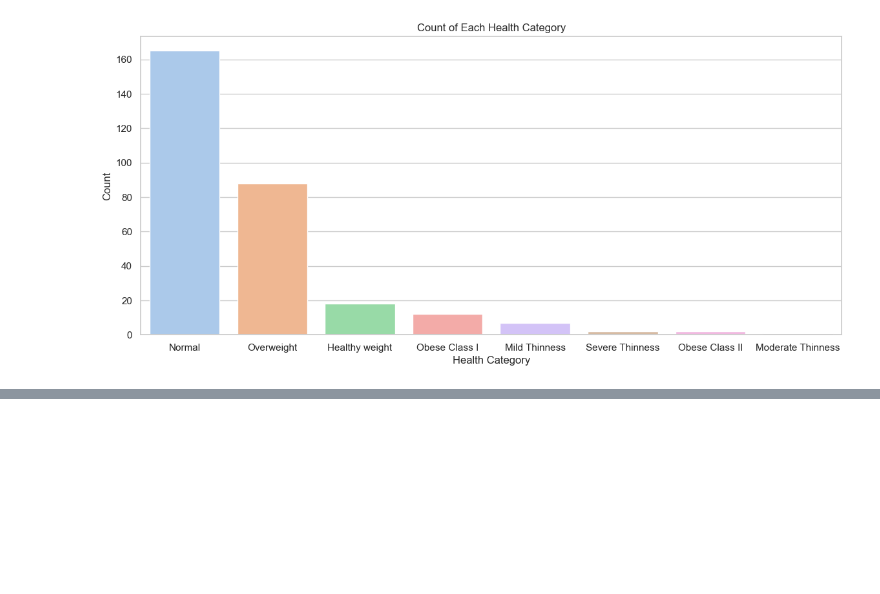
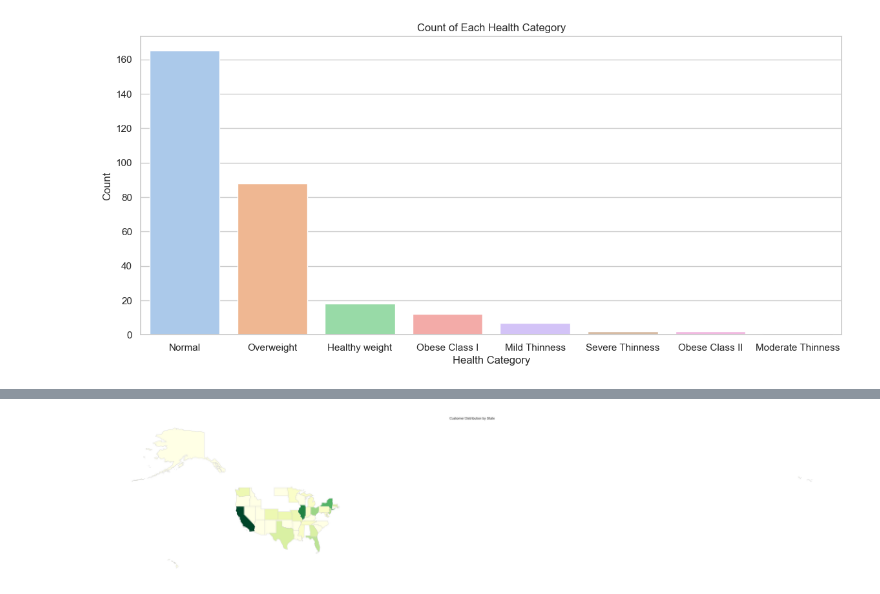
Before and after one commit to jsmither10/client_data_analysis, a Jupyter notebook: data_vizualization.ipynb, the cells around one changed output, grey strips where cells are left out. Saved outputs shown, nothing was run; the diff lists cells and outputs as text; code cells hidden in the pictures; blank space fills up the shorter version.

Commit message:
update visualizations

```diff
--- a/data_vizualization.ipynb
+++ b/data_vizualization.ipynb
@@ -87,3 +89,8 @@ plt.title("Count of Each Health Category")
 plt.show()
 # %% [output]
 [figure]
+# %%
+mask = df_customers['health'].isin(['Overweight', 'Obese Class I', 'Obese Class II'])
+filtered_df = df_customers[mask]
+
+filtered_df.info()
@@ -89,0 +115,25 @@ plt.show()
+# %%
+# Replace 'path_to_shapefile' with the actual path to your shapefile or GeoJSON file
+us_states = gpd.read_file('data_file/cb_2016_us_state_20m/cb_2016_us_state_20m.shp')
+
+# Group the data by state and count the number of customers in each state
+state_counts = filtered_df['address.state'].value_counts()
+
+# Fill NaN values (states without customers) with 0
+state_counts_df['count'].fillna(0, inplace=True)
+
+# Merge the state_counts_df with the shapefile based on the "state" column
+merged_data = us_states.merge(state_counts_df, left_on='NAME', right_on='address.state', how='left')
+
+# Create the choropleth map with a larger size
+plt.figure(figsize=(450, 10))  # Increase figure size for a larger map
+ax = plt.gca()
+merged_data.plot(column='count', cmap='YlGn', linewidth=0.8, edgecolor='0.8', ax=ax)
+
+# Remove axis marker on the right side
+ax.set_axis_off()
+
+plt.title("Customer Distribution by State")
+plt.show()
+# %% [output]
+[figure, added]
```
Also changed, not shown: parts of 6 cells of this notebook.
